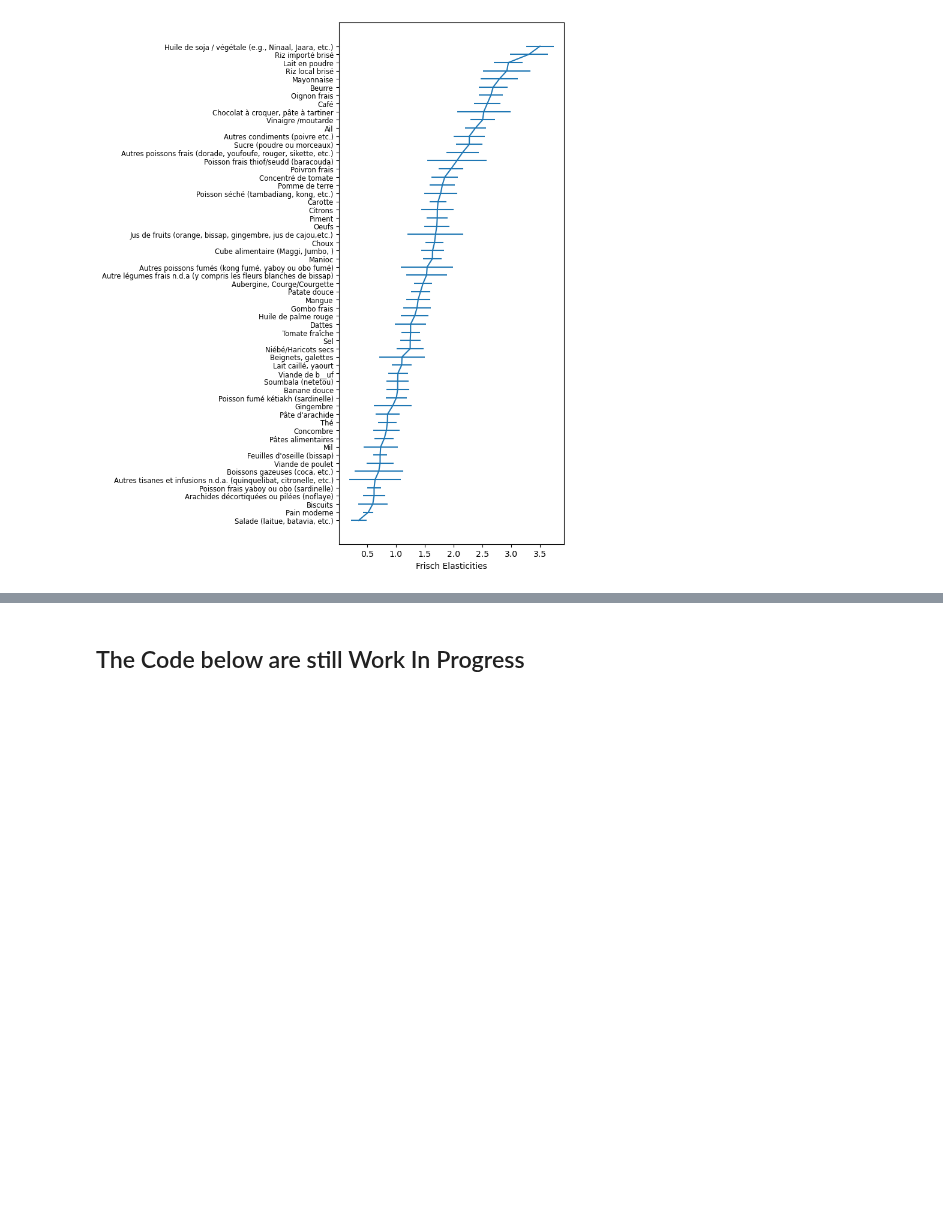
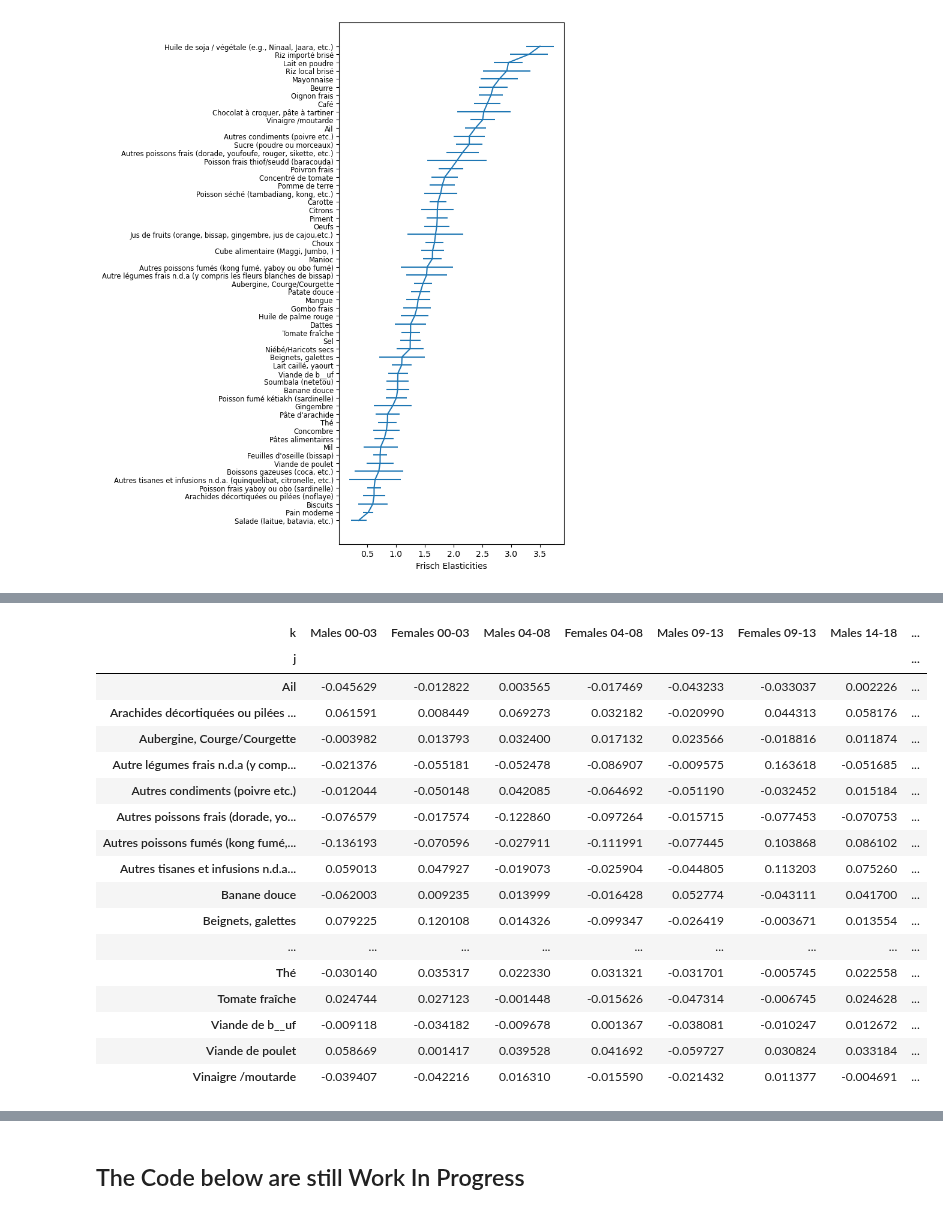
Before and after one commit to IvanChan511/EEP_153_Project_3, a Jupyter notebook: Project 3 Final Code.ipynb, the cells around one changed output, grey strips where cells are left out. Cells and saved outputs as stored; diff of their text form; code cells hidden in the pictures; blank space fills up the shorter version.

```diff
--- a/Project 3 Final Code.ipynb
+++ b/Project 3 Final Code.ipynb
@@ -240,0 +493,21 @@ result.gamma
+# %%
+result3.gamma
+# %% [output]
+| k | Males 00-03 | Females 00-03 | Males 04-08 | Females 04-08 | Males 09-13 | Females 09-13 | Males 14-18 | ... |
+| j |  |  |  |  |  |  |  | ... |
+| Ail | -0.045629 | -0.012822 | 0.003565 | -0.017469 | -0.043233 | -0.033037 | 0.002226 | ... |
+| Arachides décortiquées ou pilées ... | 0.061591 | 0.008449 | 0.069273 | 0.032182 | -0.020990 | 0.044313 | 0.058176 | ... |
+| Aubergine, Courge/Courgette | -0.003982 | 0.013793 | 0.032400 | 0.017132 | 0.023566 | -0.018816 | 0.011874 | ... |
+| Autre légumes frais n.d.a (y comp... | -0.021376 | -0.055181 | -0.052478 | -0.086907 | -0.009575 | 0.163618 | -0.051685 | ... |
+| Autres condiments (poivre etc.) | -0.012044 | -0.050148 | 0.042085 | -0.064692 | -0.051190 | -0.032452 | 0.015184 | ... |
+| Autres poissons frais (dorade, yo... | -0.076579 | -0.017574 | -0.122860 | -0.097264 | -0.015715 | -0.077453 | -0.070753 | ... |
+| Autres poissons fumés (kong fumé,... | -0.136193 | -0.070596 | -0.027911 | -0.111991 | -0.077445 | 0.103868 | 0.086102 | ... |
+| Autres tisanes et infusions n.d.a... | 0.059013 | 0.047927 | -0.019073 | -0.025904 | -0.044805 | 0.113203 | 0.075260 | ... |
+| Banane douce | -0.062003 | 0.009235 | 0.013999 | -0.016428 | 0.052774 | -0.043111 | 0.041700 | ... |
+| Beignets, galettes | 0.079225 | 0.120108 | 0.014326 | -0.099347 | -0.026419 | -0.003671 | 0.013554 | ... |
+| ... | ... | ... | ... | ... | ... | ... | ... | ... |
+| Thé | -0.030140 | 0.035317 | 0.022330 | 0.031321 | -0.031701 | -0.005745 | 0.022558 | ... |
+| Tomate fraîche | 0.024744 | 0.027123 | -0.001448 | -0.015626 | -0.047314 | -0.006745 | 0.024628 | ... |
+| Viande de b__uf | -0.009118 | -0.034182 | -0.009678 | 0.001367 | -0.038081 | -0.010247 | 0.012672 | ... |
+| Viande de poulet | 0.058669 | 0.001417 | 0.039528 | 0.041692 | -0.059727 | 0.030824 | 0.033184 | ... |
+| Vinaigre /moutarde | -0.039407 | -0.042216 | 0.016310 | -0.015590 | -0.021432 | 0.011377 | -0.004691 | ... |
```
Also changed, not shown: parts of 48 cells of this notebook.
